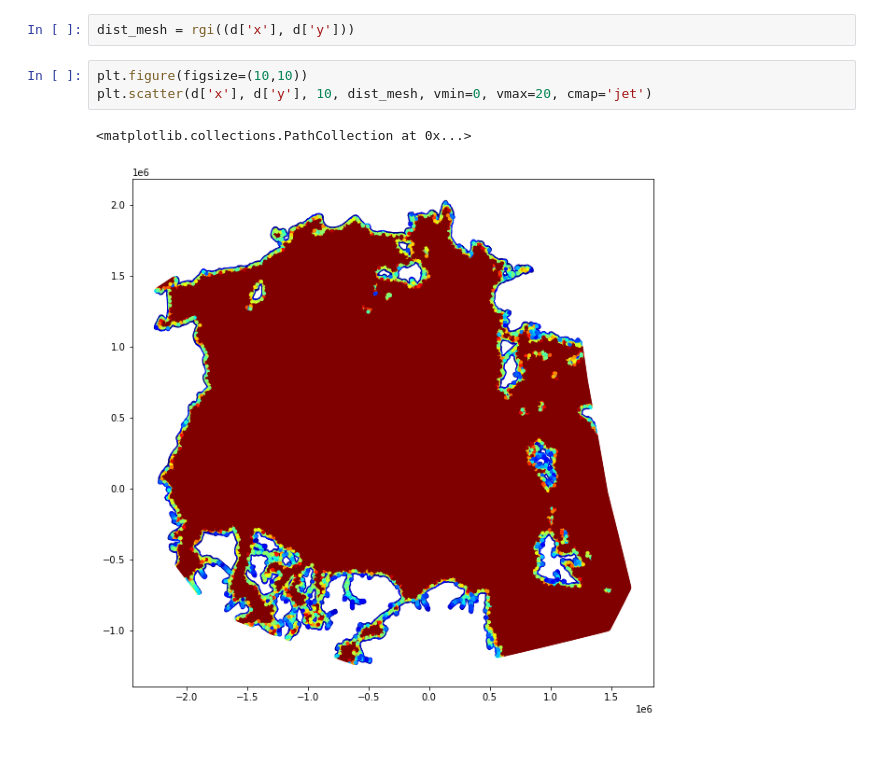
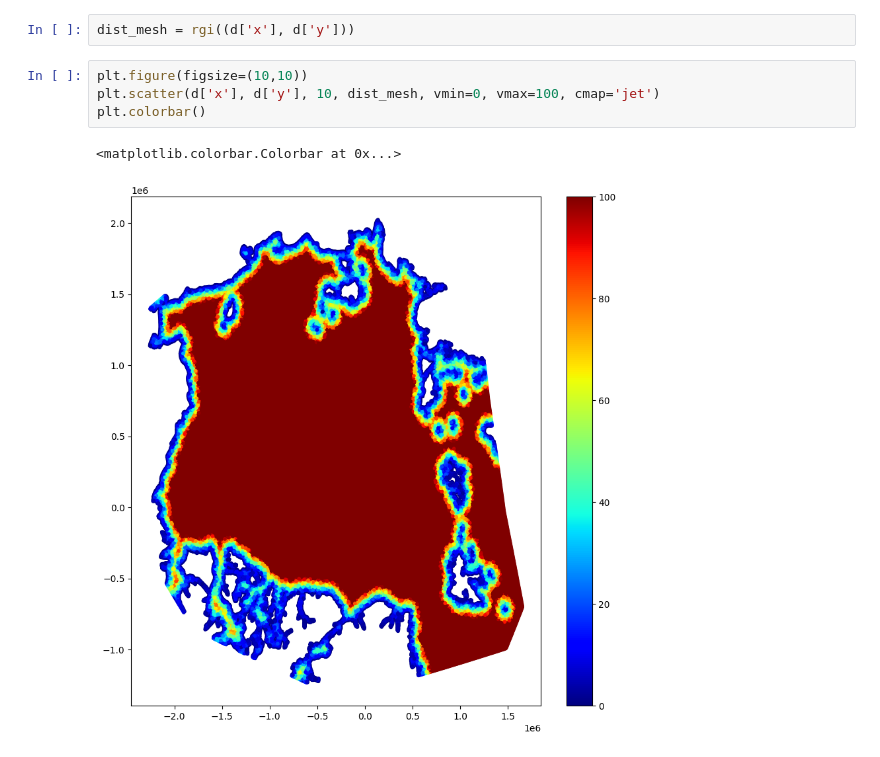
Before and after one commit to nansencenter/nextsim_dynamics_ml, a Jupyter notebook: notebooks/examples/compute_distance_to_coast.ipynb, the cells around one changed output. Drawn from its saved outputs; the diff is of its cells as text.

```diff
--- a/notebooks/examples/compute_distance_to_coast.ipynb
+++ b/notebooks/examples/compute_distance_to_coast.ipynb
@@ -45,7 +45,8 @@ rgi = RegularGridInterpolator((x, y), dist.T)
 dist_mesh = rgi((d['x'], d['y']))
 # %%
 plt.figure(figsize=(10,10))
-plt.scatter(d['x'], d['y'], 10, dist_mesh, vmin=0, vmax=20, cmap='jet')
+plt.scatter(d['x'], d['y'], 10, dist_mesh, vmin=0, vmax=100, cmap='jet')
+plt.colorbar()
 # %% [output]
-<matplotlib.collections.PathCollection at 0x...>
+<matplotlib.colorbar.Colorbar at 0x...>
-[figure, old version]
+[figure, new version]
```
Also changed, not shown: 16 other files.
